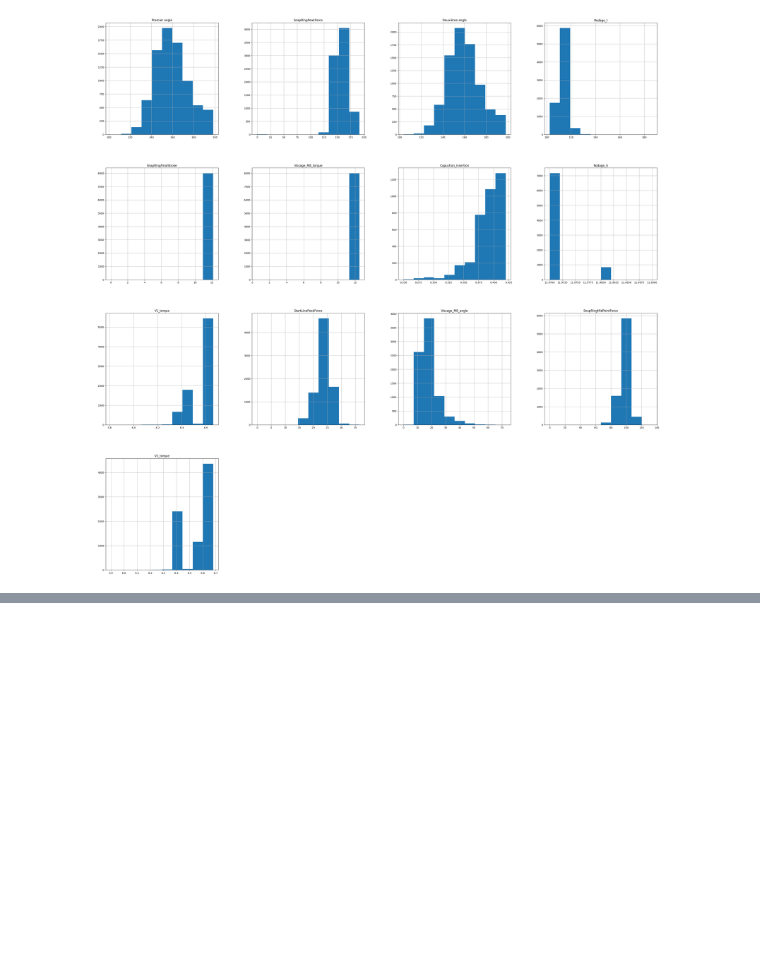
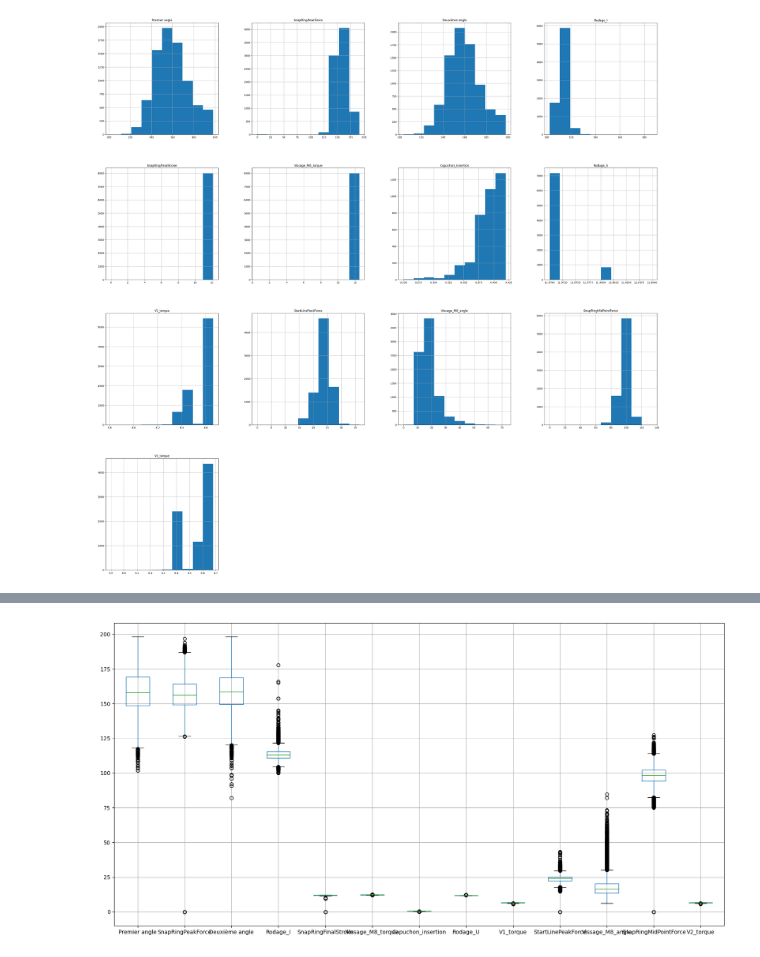
Before and after one commit to TonioHathos/AI_Valeo, a Jupyter notebook: Pre_processing_dataset_yudi.ipynb, the cells around one changed output, grey strips where cells are left out. Cells and saved outputs as stored; diff of their text form; code cells hidden in the pictures; blank space fills up the shorter version.

```diff
--- a/Pre_processing_dataset_yudi.ipynb
+++ b/Pre_processing_dataset_yudi.ipynb
@@ -246,0 +276,4 @@ array([[<Axes: title={'center': 'Premier angle'}>,
+# %%
+bp = df_training_inputs.boxplot(figsize=(20,10))
+# %% [output]
+[figure, added]
```
Also changed, not shown: parts of 6 cells of this notebook.
